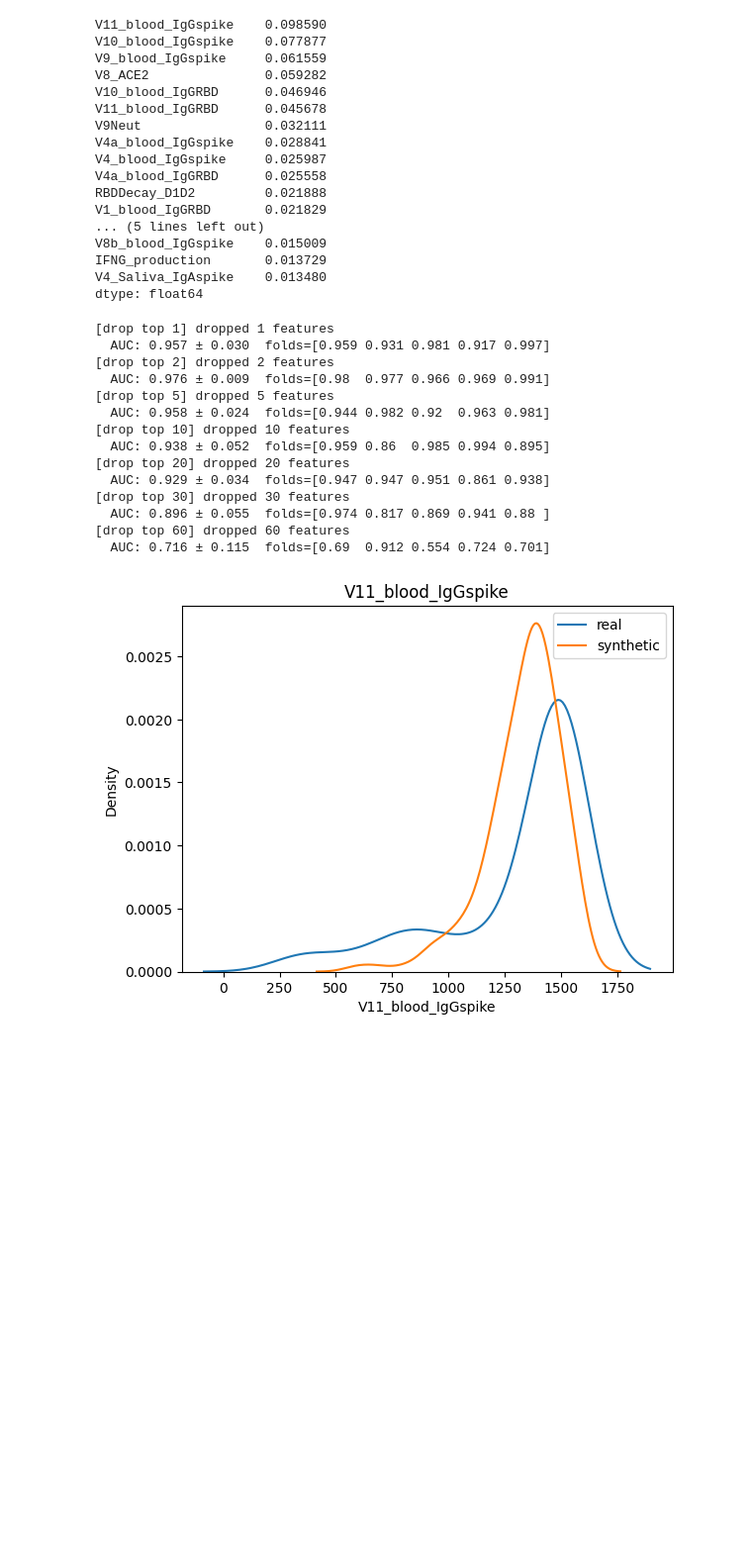
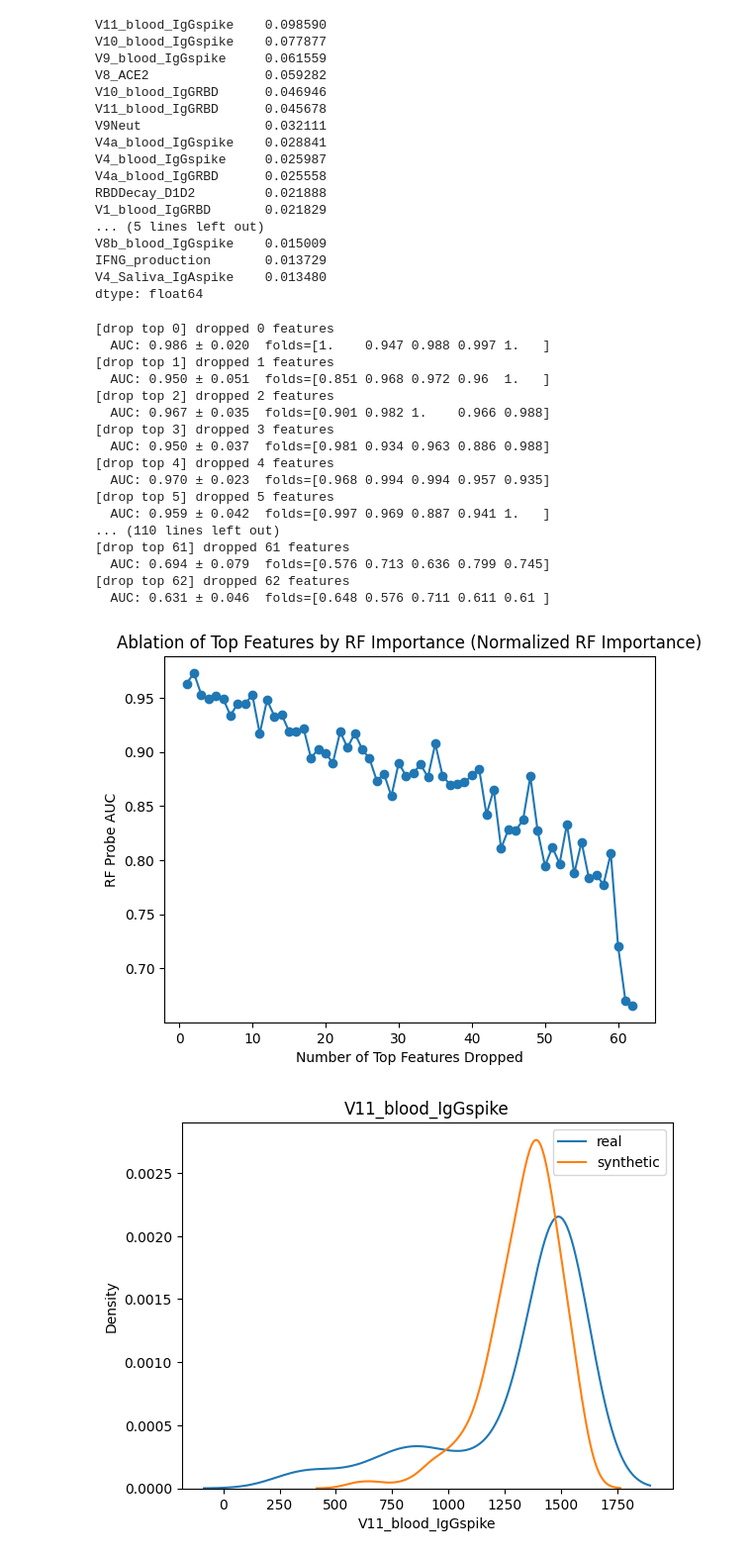
Before and after one commit to TonyTran03/cvae-longitudinal-immunology, a Jupyter notebook: notebooks/ablation_cvae.ipynb, the cells around one changed output. Shown at 99% size. Cells and saved outputs as stored; diff of their text form; code cells hidden in the pictures; blank space fills up the shorter version.

```diff
--- a/notebooks/ablation_cvae.ipynb
+++ b/notebooks/ablation_cvae.ipynb
@@ -436,24 +436,48 @@ IFNG_production       0.013729
 V4_Saliva_IgAspike    0.013480
 dtype: float64
 # %%
-for k in [1, 2, 5, 10, 20, 30, 60]:
+auc_l = []
+k_list = []
+
+for k in range(0, 63):
     drop_k = imp.head(k).index.tolist()
-    auc_k, sd_k, folds_k, _ = run_ablation(real_X, real_y, syn_X, syn_y, drop_k, n_neg, n_pos, label=f"drop top {k}")
+
+    auc_k, sd_k, folds_k, _ = run_ablation(
+        real_X, real_y, syn_X, syn_y,
+        drop_k, n_neg, n_pos,
+        label=f"drop top {k}"
+    )
+
+    k_list.append(k)
+    auc_l.append(auc_k)
 # %% [output]
+[drop top 0] dropped 0 features
+  AUC: 0.986 ± 0.020  folds=[1.    0.947 0.988 0.997 1.   ]
 [drop top 1] dropped 1 features
-  AUC: 0.957 ± 0.030  folds=[0.959 0.931 0.981 0.917 0.997]
+  AUC: 0.950 ± 0.051  folds=[0.851 0.968 0.972 0.96  1.   ]
 [drop top 2] dropped 2 features
-  AUC: 0.976 ± 0.009  folds=[0.98  0.977 0.966 0.969 0.991]
+  AUC: 0.967 ± 0.035  folds=[0.901 0.982 1.    0.966 0.988]
+[drop top 3] dropped 3 features
+  AUC: 0.950 ± 0.037  folds=[0.981 0.934 0.963 0.886 0.988]
+[drop top 4] dropped 4 features
+  AUC: 0.970 ± 0.023  folds=[0.968 0.994 0.994 0.957 0.935]
 [drop top 5] dropped 5 features
-  AUC: 0.958 ± 0.024  folds=[0.944 0.982 0.92  0.963 0.981]
-[drop top 10] dropped 10 features
-  AUC: 0.938 ± 0.052  folds=[0.959 0.86  0.985 0.994 0.895]
-[drop top 20] dropped 20 features
-  AUC: 0.929 ± 0.034  folds=[0.947 0.947 0.951 0.861 0.938]
-[drop top 30] dropped 30 features
-  AUC: 0.896 ± 0.055  folds=[0.974 0.817 0.869 0.941 0.88 ]
-[drop top 60] dropped 60 features
-  AUC: 0.716 ± 0.115  folds=[0.69  0.912 0.554 0.724 0.701]
+  AUC: 0.959 ± 0.042  folds=[0.997 0.969 0.887 0.941 1.   ]
+... (110 lines left out)
+[drop top 61] dropped 61 features
+  AUC: 0.694 ± 0.079  folds=[0.576 0.713 0.636 0.799 0.745]
+[drop top 62] dropped 62 features
+  AUC: 0.631 ± 0.046  folds=[0.648 0.576 0.711 0.611 0.61 ]
+# %%
+plt.figure()
+plt.plot(k_list, auc_l, marker="o")
+
+plt.xlabel("Number of Top Features Dropped")
+plt.ylabel("RF Probe AUC")
+plt.title("Ablation of Top Features by RF Importance (Normalized RF Importance)")
+plt.show()
+# %% [output]
+[figure, added]
 # %%
 import matplotlib.pyplot as plt
 import seaborn as sns
```
Also changed, not shown: parts of 1 cell of this notebook, 5 other files.
